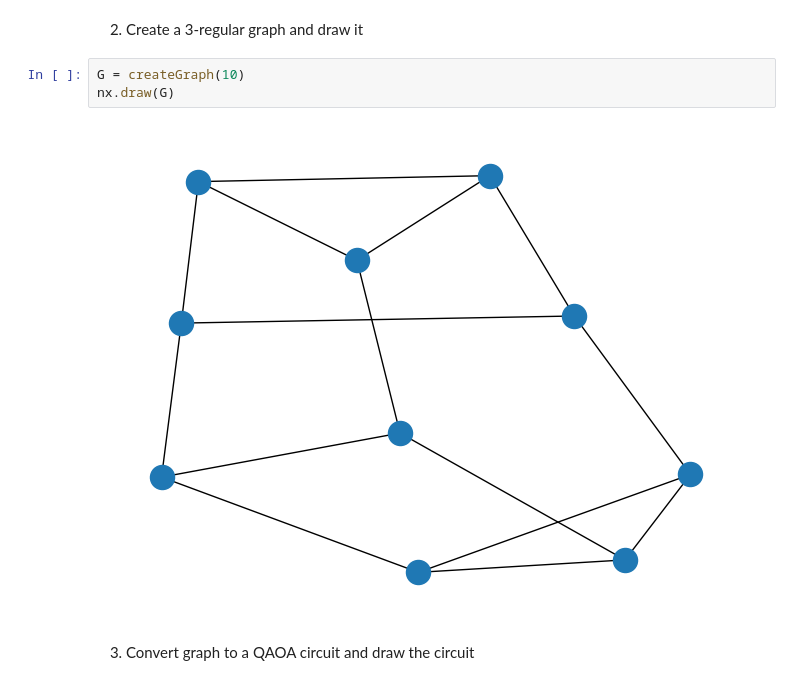
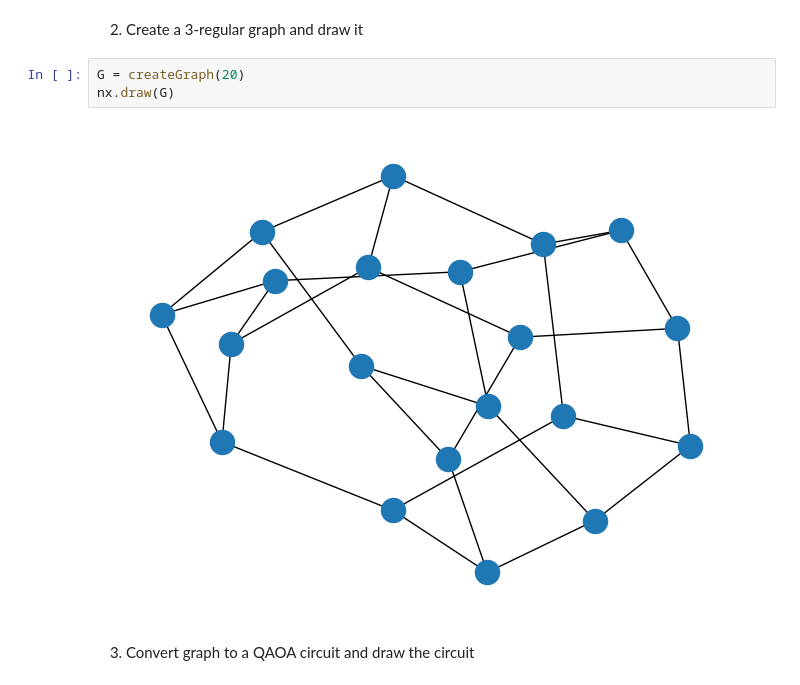
Before and after one commit to richardm1234/stepDependentSlicing_AQC, a Jupyter notebook: demo.ipynb, the cells around one changed output. Saved outputs shown, nothing was run; the diff lists cells and outputs as text.

Commit message:
neither gate is decomposed, so the demo now showcases a 20-node problem graph

```diff
--- a/demo.ipynb
+++ b/demo.ipynb
@@ -11,10 +11,10 @@ import networkx as nx
 # %% [markdown]
 2. Create a 3-regular graph and draw it
 # %%
-G = createGraph(10)
+G = createGraph(20)
 nx.draw(G)
 # %% [output]
-[figure, old version]
+[figure, new version]
 # %% [markdown]
 3. Convert graph to a QAOA circuit and draw the circuit
 # %%
```
Also changed, not shown: parts of 4 cells of this notebook, 1 other file.
